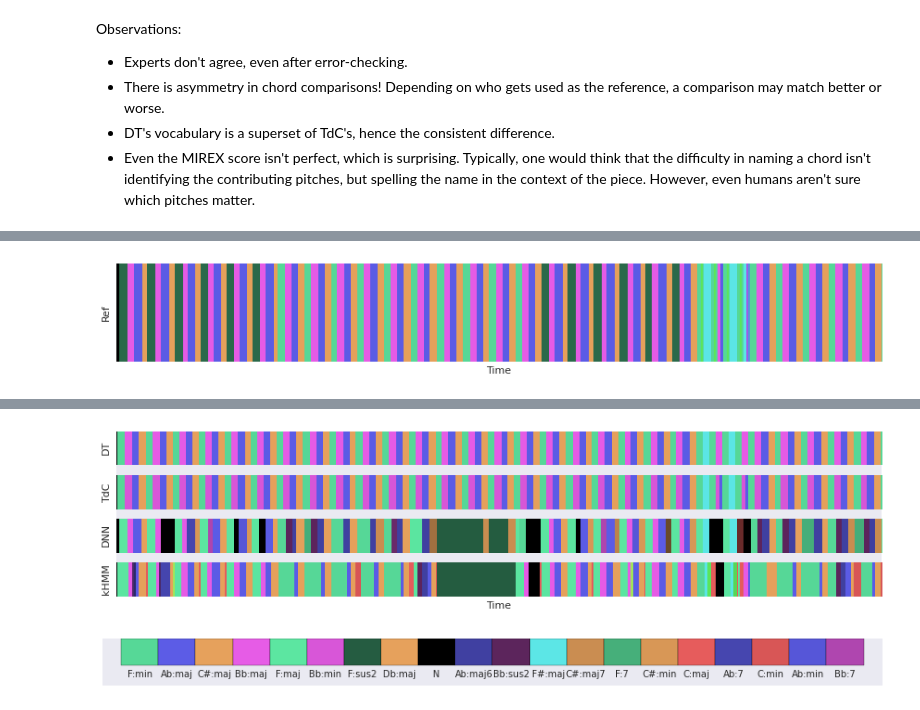
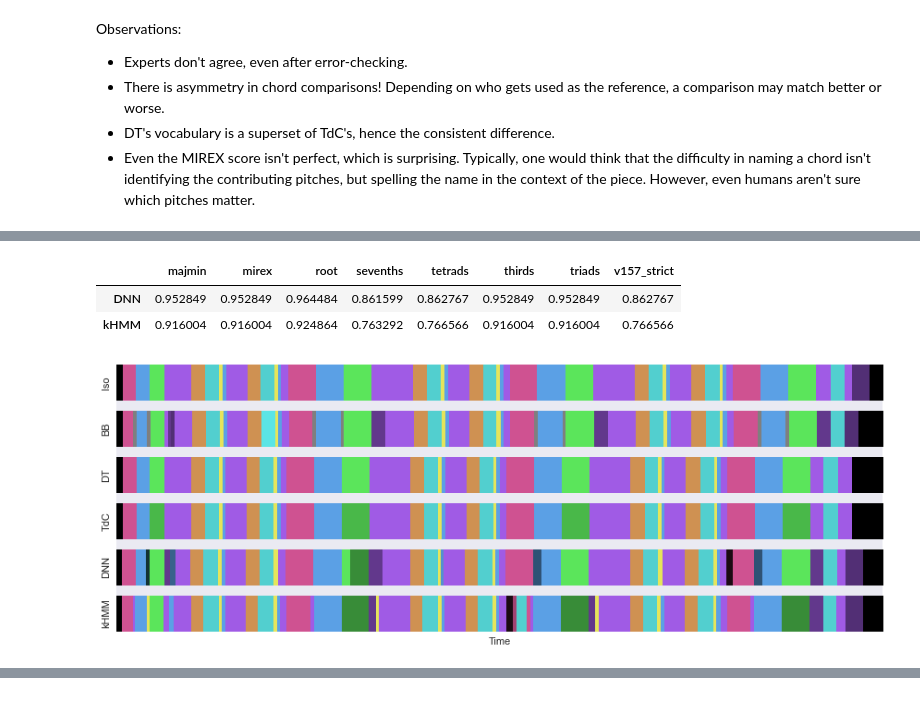
Before and after one commit to ejhumphrey/ace-lessons, a Jupyter notebook: experiments.ipynb, the cells around one changed output, grey strips where cells are left out. Cells and saved outputs as stored; diff of their text form; code cells hidden in the pictures.

```diff
--- a/experiments.ipynb
+++ b/experiments.ipynb
@@ -99,12 +74,12 @@ all_DNN_test.sort(columns=['root', 'thirds'])[:10]
 # %% [markdown]
 ### Unfiltered References vs kHMM Model
 # %%
-all_kHMM_test, all_kHMM_test_W = util.load_results("data/chord_dataset/results/kHMM/all_kHMM_test.json")
+all_kHMM_test, all_kHMM_test_W = ace_tools.util.load_results("data/chord_dataset/results/kHMM/all_kHMM_test.json")
 all_kHMM_test.sort_index(inplace=True)
 all_kHMM_test_W.sort_index(inplace=True)
 
 kHMM_train_fmt = "data/chord_dataset/results/kHMM/all_kHMM_train{0}.json"
-all_kHMM_trains = [util.load_results(kHMM_train_fmt.format(i))[0].sort_index()
+all_kHMM_trains = [ace_tools.util.load_results(kHMM_train_fmt.format(i))[0].sort_index()
                    for i in range(5)]
 # %%
 # Training fold 0
@@ -700,11 +577,0 @@ NameError: name 'refs' is not defined
-# %%
-counts = []
-index = []
-for key, jam in all_jams.items():
-    ast = sum([l.count("*") for l in jam.chord[0].labels.value])
-    inv = sum([l.count("/") for l in jam.chord[0].labels.value])
-    ext = sum([l.count(",") + l.count(")") for l in jam.chord[0].labels.value])
-    counts.append(dict(ast=ast, inv=inv, ext=ext))
-    index.append(key)
-
-counts = pd.DataFrame(counts, index=index)
@@ -740,0 +596,5 @@ False
+# %%
+multi_jams = dict()
+for key, jam in all_jams.iteritems():
+    if len(jam.annotations) > 1:
+        multi_jams[key] = jam
@@ -741,24 +623,24 @@ False
 # %%
 # Quad II
-key = filter(lambda x:x.startswith('TRUUONV127FA28B9D4'), all_jams.keys())[0]
-print key, all_jams[key].file_metadata
+key = common_keys[0]
+print(key, all_jams[key].file_metadata)
 stats = pd.DataFrame([all_DNN_test.ix[key], all_kHMM_test.ix[key]], index=['DNN', 'kHMM'])
-print stats
+display(HTML(stats.to_html()))
 
-figs = viz.plot_annotations(
-    [all_jams[key].chord[0]], ['Ref'], (12, 2), (12, 1), vocab='soft', max_length=1200)
+annots = [multi_jams[key].annotations[0], multi_jams[key].annotations[1],
+          rock_jams[key].annotations[0], rock_jams[key].annotations[1],
+          DNN_test_jams[key].annotations[0], kHMM_test_jams[key].annotations[0]]
+names = ['Iso', 'BB', 'DT', 'TdC', 'DNN', 'kHMM']
+figs = ace_tools.visualize.plot_annotations(
+    annots, names, (12, 4.5), (12, 1), vocab='strict',
+    max_length=None, max_idx=96, max_labels=16)
 
-annots = [rock_jams[key].chord[0], rock_jams[key].chord[1],
-          DNN_test_jams[key].chord[0], kHMM_test_jams[key].chord[0]]
-names = ['DT', 'TdC', 'DNN', 'kHMM']
-figs = viz.plot_annotations(
-    annots, names, (12, 3), (12, 1), vocab='soft', max_length=1200)
+if SAVE_FIGS:
+    figs[0].savefig("paper/figs/{0}_annotations.pdf".format(key),
+                    transparent=True)
+    figs[1].savefig("paper/figs/{0}_legend.pdf".format(key),
+                    transparent=True)
 
-# figs[0].savefig("paper/figs/{0}_annotations.pdf".format(key),
-#                 transparent=True)
-# figs[1].savefig("paper/figs/{0}_legend.pdf".format(key),
-#                 transparent=True)
-
-# with open("paper/figs/{0}_meta.json".format(key), 'w') as fp:
-#     json.dump(dict(stats=stats.to_dict(), **all_jams[key].file_metadata), fp, indent=2)
+    with open("paper/figs/{0}_meta.json".format(key), 'w') as fp:
+        json.dump(dict(stats=stats.to_dict(), **all_jams[key].file_metadata), fp, indent=2)
 # %% [output]
@@ -783 +660,4 @@ kHMM     0.509227
+|  | majmin | mirex | root | sevenths | tetrads | thirds | triads | v157_strict |
+| DNN | 0.952849 | 0.952849 | 0.964484 | 0.861599 | 0.862767 | 0.952849 | 0.952849 | 0.862767 |
+| kHMM | 0.916004 | 0.916004 | 0.924864 | 0.763292 | 0.766566 | 0.916004 | 0.916004 | 0.766566 |
-[figure, old version]
+[figure, new version]
@@ -785,2 +664,0 @@ kHMM     0.509227
-[figure, removed]
-[figure, removed]
```
Also changed, not shown: parts of 73 cells of this notebook, 6 other files.
